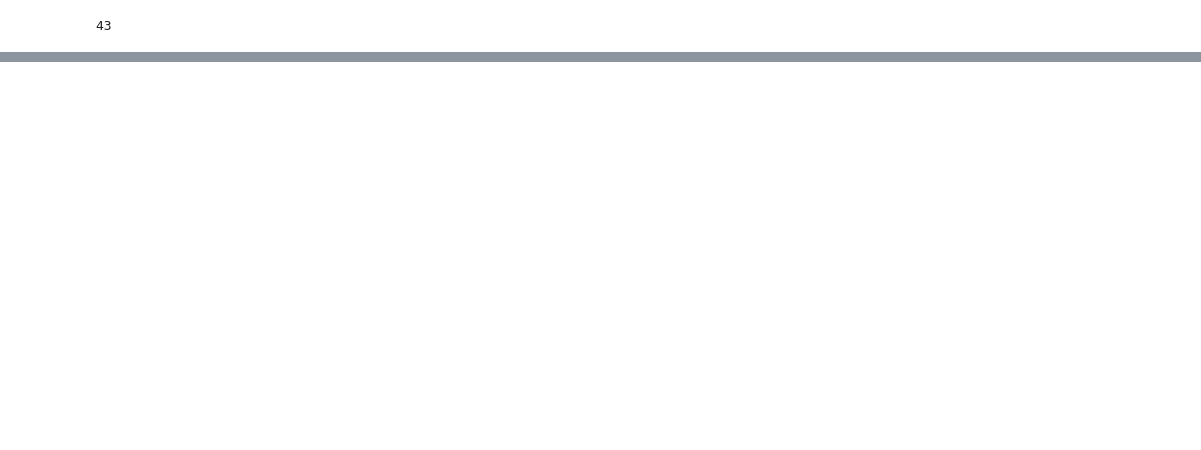
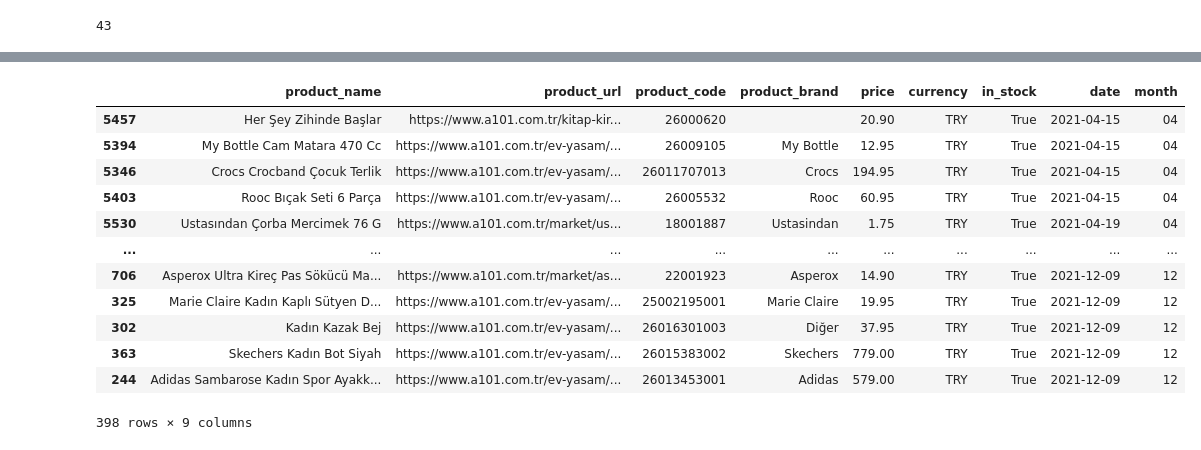
Before and after one commit to imagination-ai/kerem-side-projects-monorepo, a Jupyter notebook: inflation/analysis/descriptive-analysis.ipynb, the cells around one changed output, grey strips where cells are left out. Drawn from its saved outputs; the diff is of its cells as text; code cells hidden in the pictures; blank space fills up the shorter version.

```diff
--- a/inflation/analysis/descriptive-analysis.ipynb
+++ b/inflation/analysis/descriptive-analysis.ipynb
@@ -169,0 +176,9 @@ sns.countplot(y="month", data=df_in_stock)
+# %%
+# Find items that have more than one time frame
+values = pd.DataFrame(df_in_stock['product_name'].value_counts())
+
+values.index.name = 'product_name'
+values.columns = ['counts']
+
+values = values[values["counts"] > 1] # filter items occurrences is more than 1
+values.head()
@@ -169,0 +193,11 @@ sns.countplot(y="month", data=df_in_stock)
+# %%
+# Subset: Subset the dataset items that occurred in dataset at least 2 times.
+
+# Getting names
+names = values.index
+names = list(names)
+
+# Subsetting with that list
+
+df_filtered  = df_in_stock.loc[df_in_stock['product_name'].isin(names)]
+df_filtered.head()
@@ -169,0 +211,17 @@ sns.countplot(y="month", data=df_in_stock)
+# %%
+df_grouped = df_filtered.groupby(by='product_name') # calismiyor ya
+df_grouped.head()
+# %% [output]
+|  | product_name | product_url | product_code | product_brand | price | currency | in_stock | date | month |
+| 5457 | Her Şey Zihinde Başlar | https://www.a101.com.tr/kitap-kir... | 26000620 |  | 20.90 | TRY | True | 2021-04-15 | 04 |
+| 5394 | My Bottle Cam Matara 470 Cc | https://www.a101.com.tr/ev-yasam/... | 26009105 | My Bottle | 12.95 | TRY | True | 2021-04-15 | 04 |
+| 5346 | Crocs Crocband Çocuk Terlik | https://www.a101.com.tr/ev-yasam/... | 26011707013 | Crocs | 194.95 | TRY | True | 2021-04-15 | 04 |
+| 5403 | Rooc Bıçak Seti 6 Parça | https://www.a101.com.tr/ev-yasam/... | 26005532 | Rooc | 60.95 | TRY | True | 2021-04-15 | 04 |
+| 5530 | Ustasından Çorba Mercimek 76 G | https://www.a101.com.tr/market/us... | 18001887 | Ustasindan | 1.75 | TRY | True | 2021-04-19 | 04 |
+| ... | ... | ... | ... | ... | ... | ... | ... | ... | ... |
+| 706 | Asperox Ultra Kireç Pas Sökücü Ma... | https://www.a101.com.tr/market/as... | 22001923 | Asperox | 14.90 | TRY | True | 2021-12-09 | 12 |
+| 325 | Marie Claire Kadın Kaplı Sütyen D... | https://www.a101.com.tr/ev-yasam/... | 25002195001 | Marie Claire | 19.95 | TRY | True | 2021-12-09 | 12 |
+| 302 | Kadın Kazak Bej | https://www.a101.com.tr/ev-yasam/... | 26016301003 | Diğer | 37.95 | TRY | True | 2021-12-09 | 12 |
+| 363 | Skechers Kadın Bot Siyah | https://www.a101.com.tr/ev-yasam/... | 26015383002 | Skechers | 779.00 | TRY | True | 2021-12-09 | 12 |
+| 244 | Adidas Sambarose Kadın Spor Ayakk... | https://www.a101.com.tr/ev-yasam/... | 26013453001 | Adidas | 579.00 | TRY | True | 2021-12-09 | 12 |
+398 rows × 9 columns
```
Also changed, not shown: parts of 21 cells of this notebook, 1 other file.
